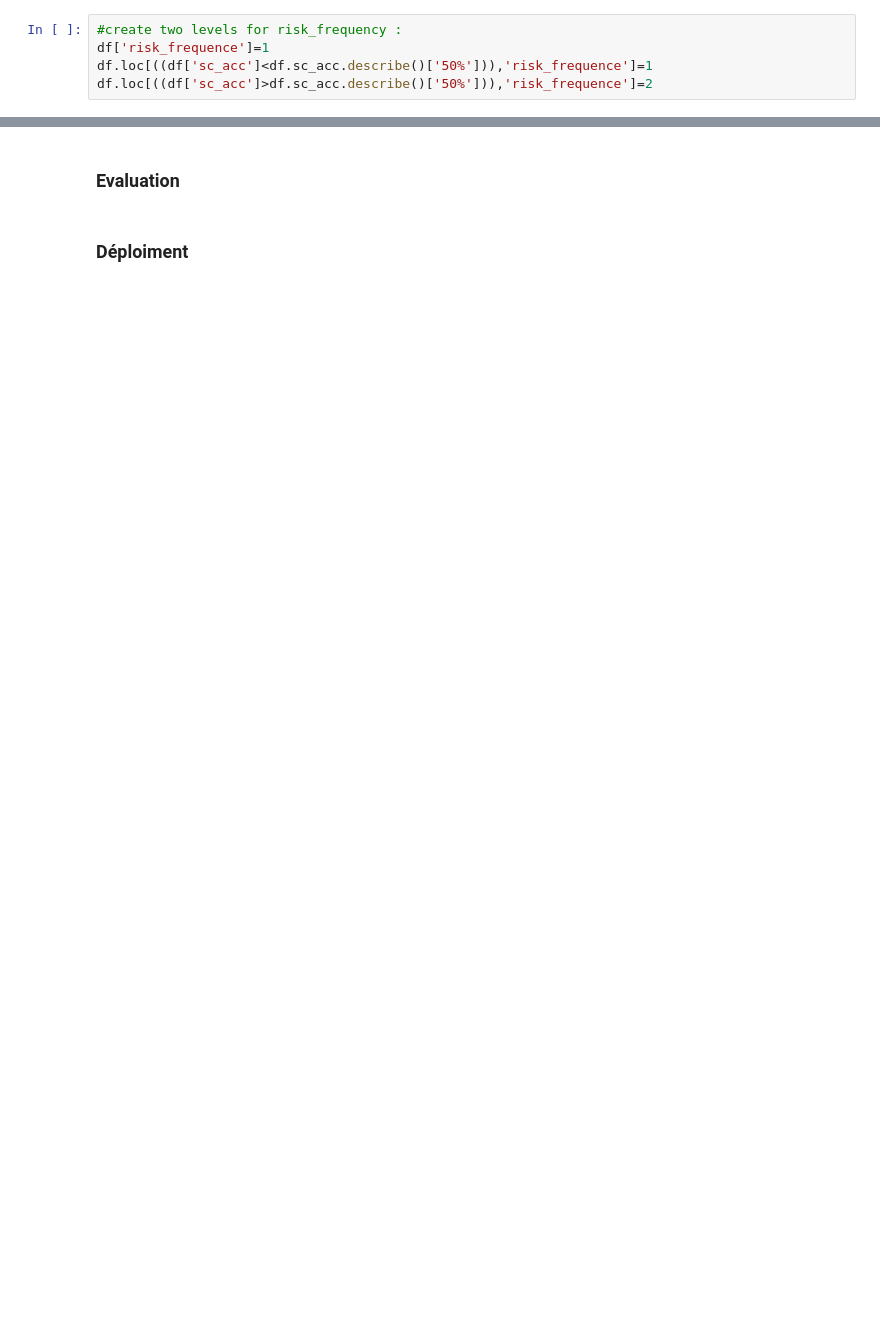
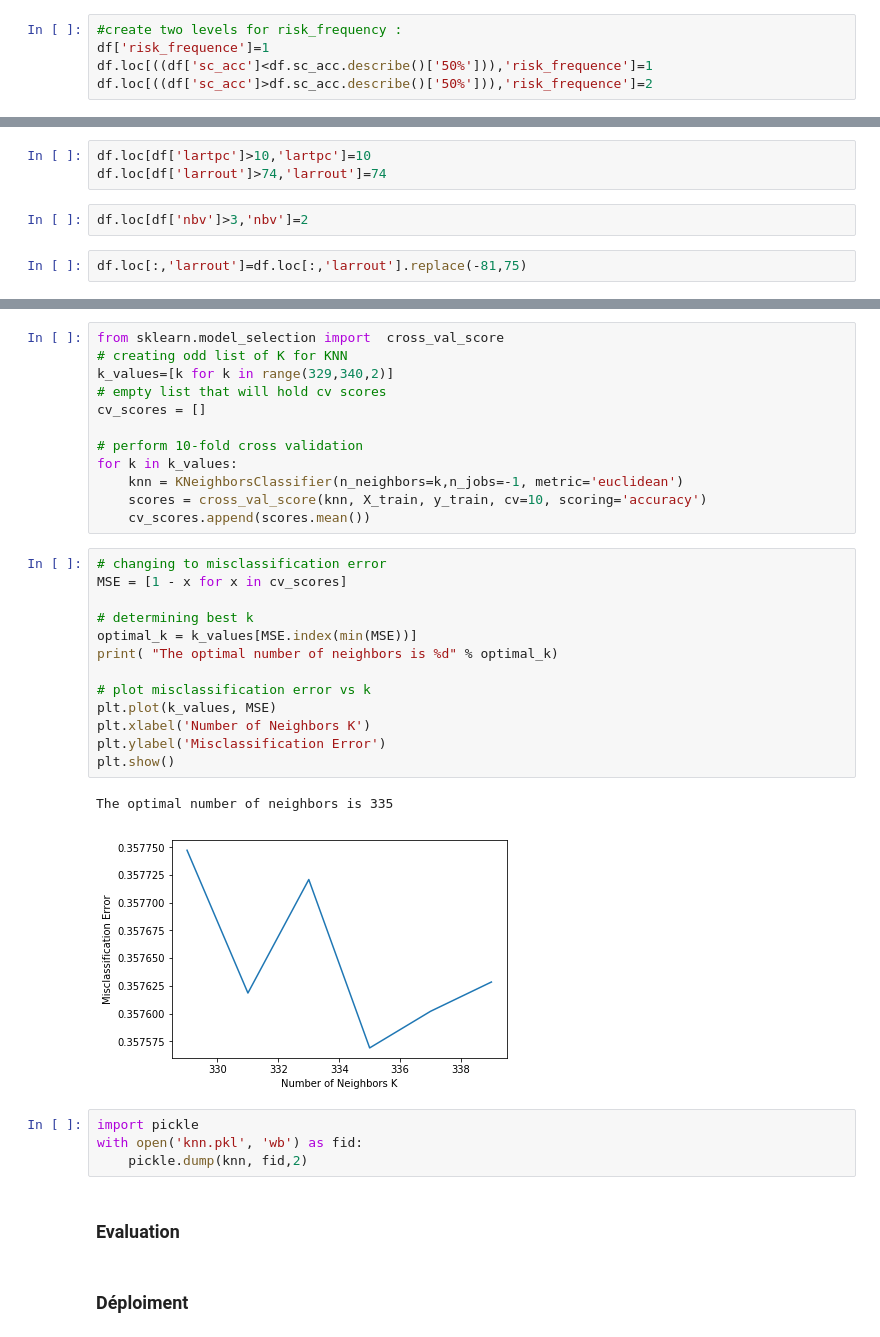
Before and after one commit to Louriz/Big_data_IMT, a Jupyter notebook: risk_gravite_frequence_accidents.ipynb, the cells around one changed output, grey strips where cells are left out. Cells and saved outputs as stored; diff of their text form; blank space fills up the shorter version.

```diff
--- a/risk_gravite_frequence_accidents.ipynb
+++ b/risk_gravite_frequence_accidents.ipynb
@@ -711,0 +678,7 @@ Index(['lum', 'agg', 'int', 'catr', 'circ', 'nbv', 'vosp', 'prof', 'plan',
+# %%
+df.loc[df['lartpc']>10,'lartpc']=10
+df.loc[df['larrout']>74,'larrout']=74
+# %%
+df.loc[df['nbv']>3,'nbv']=2
+# %%
+df.loc[:,'larrout']=df.loc[:,'larrout'].replace(-81,75)
@@ -783,3 +760,35 @@ array([1, 1, 1, ..., 2, 1, 1], dtype=int64)
+# %%
+from sklearn.model_selection import  cross_val_score
+# creating odd list of K for KNN
+k_values=[k for k in range(329,340,2)]
+# empty list that will hold cv scores
+cv_scores = []
+
+# perform 10-fold cross validation
+for k in k_values:
+    knn = KNeighborsClassifier(n_neighbors=k,n_jobs=-1, metric='euclidean')
+    scores = cross_val_score(knn, X_train, y_train, cv=10, scoring='accuracy')
+    cv_scores.append(scores.mean())
+# %%
+# changing to misclassification error
+MSE = [1 - x for x in cv_scores]
+
+# determining best k
+optimal_k = k_values[MSE.index(min(MSE))]
+print( "The optimal number of neighbors is %d" % optimal_k)
+
+# plot misclassification error vs k
+plt.plot(k_values, MSE)
+plt.xlabel('Number of Neighbors K')
+plt.ylabel('Misclassification Error')
+plt.show()
+# %% [output]
+The optimal number of neighbors is 335
+[figure, added]
+# %%
+import pickle
+with open('knn.pkl', 'wb') as fid:
+    pickle.dump(knn, fid,2)
 # %% [markdown]
 ### Evaluation
 # %% [markdown]
```
Also changed, not shown: parts of 41 cells of this notebook.
